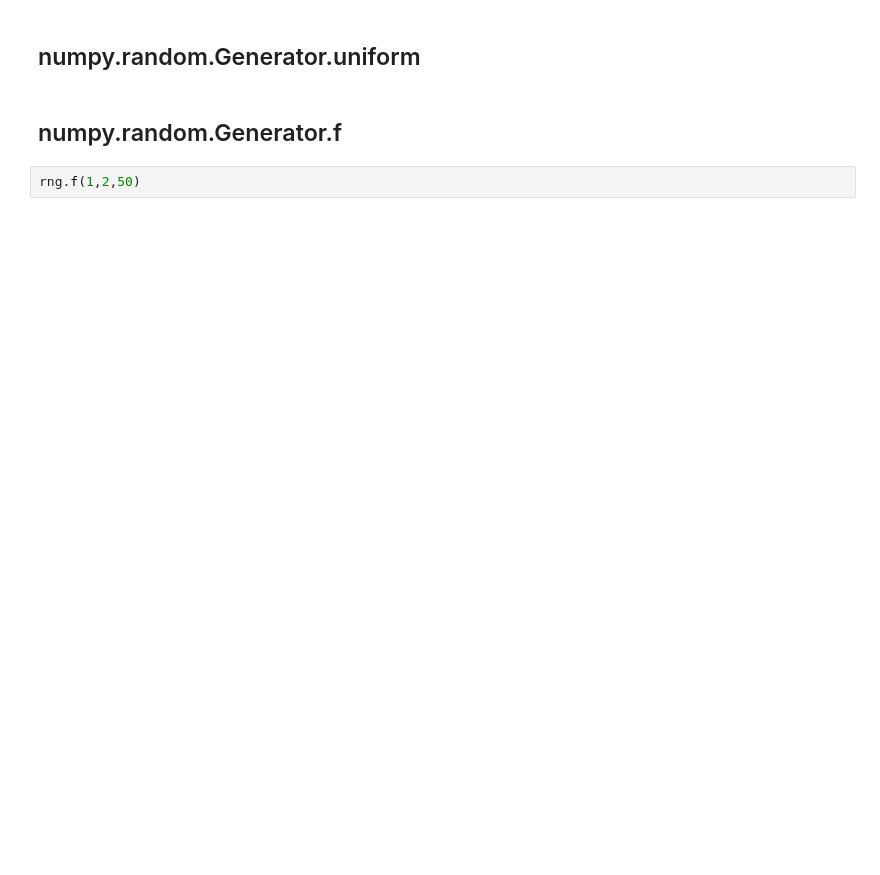
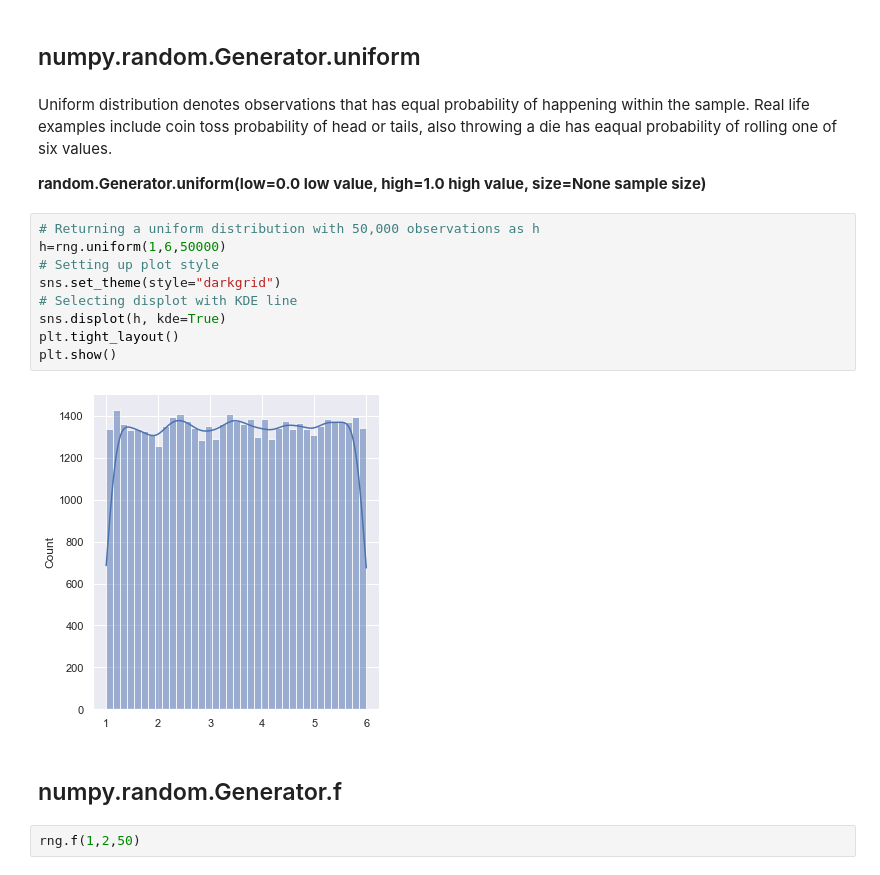
Before and after one commit to Mantvydas-data/Programming-for-DA-2021-PA, a Jupyter notebook: numpyrandom.ipynb, the cells around one changed output. Saved outputs shown, nothing was run; the diff lists cells and outputs as text; blank space fills up the shorter version.

Commit message:
Uniform Distribution

```diff
--- a/numpyrandom.ipynb
+++ b/numpyrandom.ipynb
@@ -214,5 +216,20 @@ plt.show()
 # %% [markdown]
 ## numpy.random.Generator.uniform
+# %% [markdown]
+Uniform distribution denotes observations that has equal probability of happening within the sample. Real life examples include coin toss probability of head or tails, also throwing a die has eaqual probability of rolling one of six values.
+
+**random.Generator.uniform(low=0.0 low value, high=1.0 high value, size=None sample size)**
+# %%
+# Returning a uniform distribution with 50,000 observations as h
+h=rng.uniform(1,6,50000)
+# Setting up plot style
+sns.set_theme(style="darkgrid")
+# Selecting displot with KDE line
+sns.displot(h, kde=True)
+plt.tight_layout()
+plt.show()
+# %% [output]
+[figure, added]
 # %% [markdown]
 ## numpy.random.Generator.f
 # %%
```
Also changed, not shown: parts of 15 cells of this notebook.
